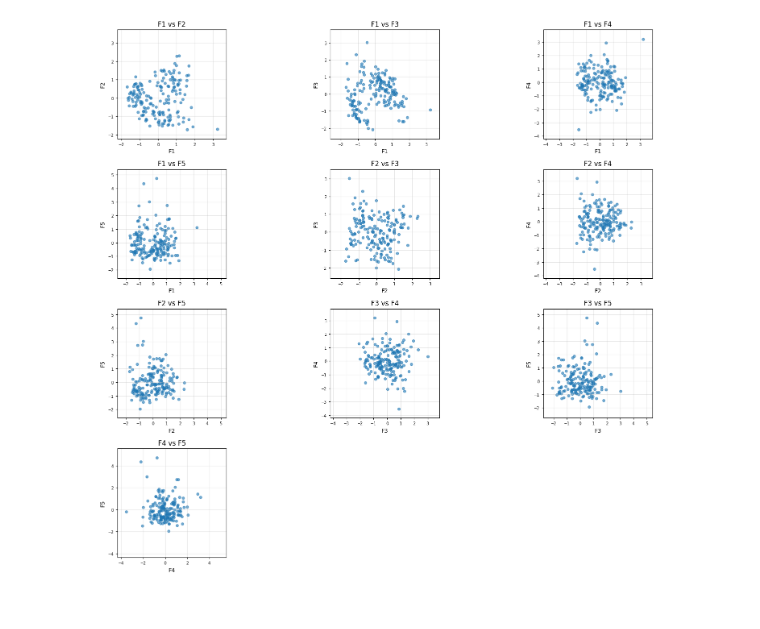
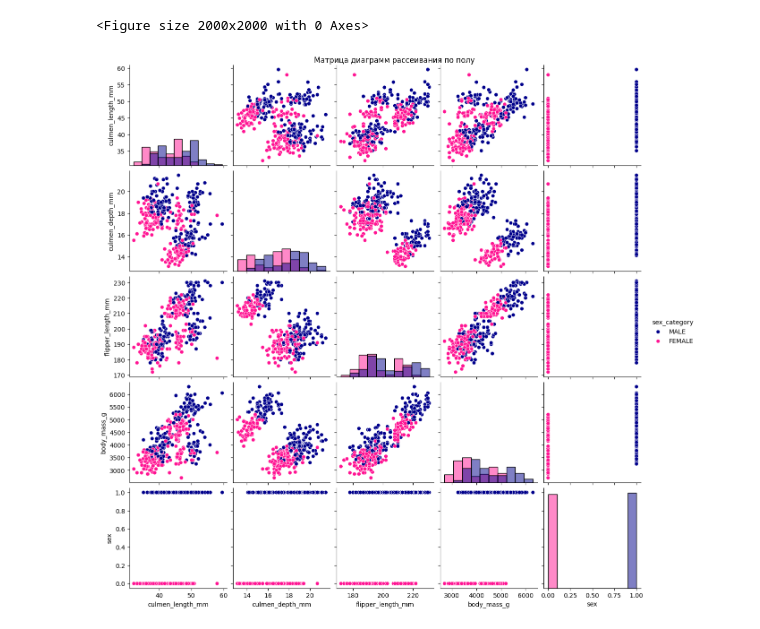
Before and after one commit to vchkashka/-_4, a Jupyter notebook: lab4_penguins.ipynb, the cells around one changed output. Cells and saved outputs as stored; diff of their text form; code cells hidden in the pictures.

```diff
--- a/lab4_penguins.ipynb
+++ b/lab4_penguins.ipynb
@@ -274,44 +176,13 @@ Proline                          0.34     0.75     0.20    -0.01     0.19
-# %%
-# Диаграммы рассеивания
-factor_scores = fa_varimax.transform(df_scaled)
-n_factors = factor_scores.shape[1]
-n_plots = n_factors * (n_factors - 1) // 2
-
-fig_width = min(20, 4 * (n_factors - 1))
-fig_height = min(15, 3.5 * ((n_plots + 2) // 3))
-
-plt.figure(figsize=(fig_width, fig_height))
-plot_num = 1
-
-for i in range(n_factors):
-    for j in range(i + 1, n_factors):
-        ax = plt.subplot((n_plots + 2) // 3, 3, plot_num)
-
-        plt.scatter(factor_scores[:, i], factor_scores[:, j], alpha=0.6, s=20)
-
-        x_data = factor_scores[:, i]
-        y_data = factor_scores[:, j]
-
-        data_min = min(x_data.min(), y_data.min())
-        data_max = max(x_data.max(), y_data.max())
-        margin = 0.1 * (data_max - data_min)
-        plot_min = data_min - margin
-        plot_max = data_max + margin
-
-        plt.xlim(plot_min, plot_max)
-        plt.ylim(plot_min, plot_max)
-        ax.set_aspect('equal')
-
-        plt.xlabel(f'F{i+1}')
-        plt.ylabel(f'F{j+1}')
-        plt.title(f'F{i+1} vs F{j+1}')
-        plt.grid(True, alpha=0.3)
-
-        ax.tick_params(axis='both', which='major', labelsize=7, length=3)
-
-        plot_num += 1
-
-plt.tight_layout()
-plt.show()
-# %% [output]
-[figure, removed]
+# %%
+df_original_plot = df.copy()
+df_original_plot['sex_category'] = df_original_plot['sex'].map({0: 'FEMALE', 1: 'MALE'})
+
+plt.figure(figsize=(20, 20))
+sns.pairplot(df_original_plot, hue='sex_category',
+             palette={'FEMALE': 'deeppink', 'MALE': 'darkblue'},
+             diag_kind='hist')
+plt.suptitle('Матрица диаграмм рассеивания по полу', y=1)
+plt.show()
+# %% [output]
+<Figure size 2000x2000 with 0 Axes>
+[figure, added]
```
Also changed, not shown: parts of 32 cells of this notebook.
